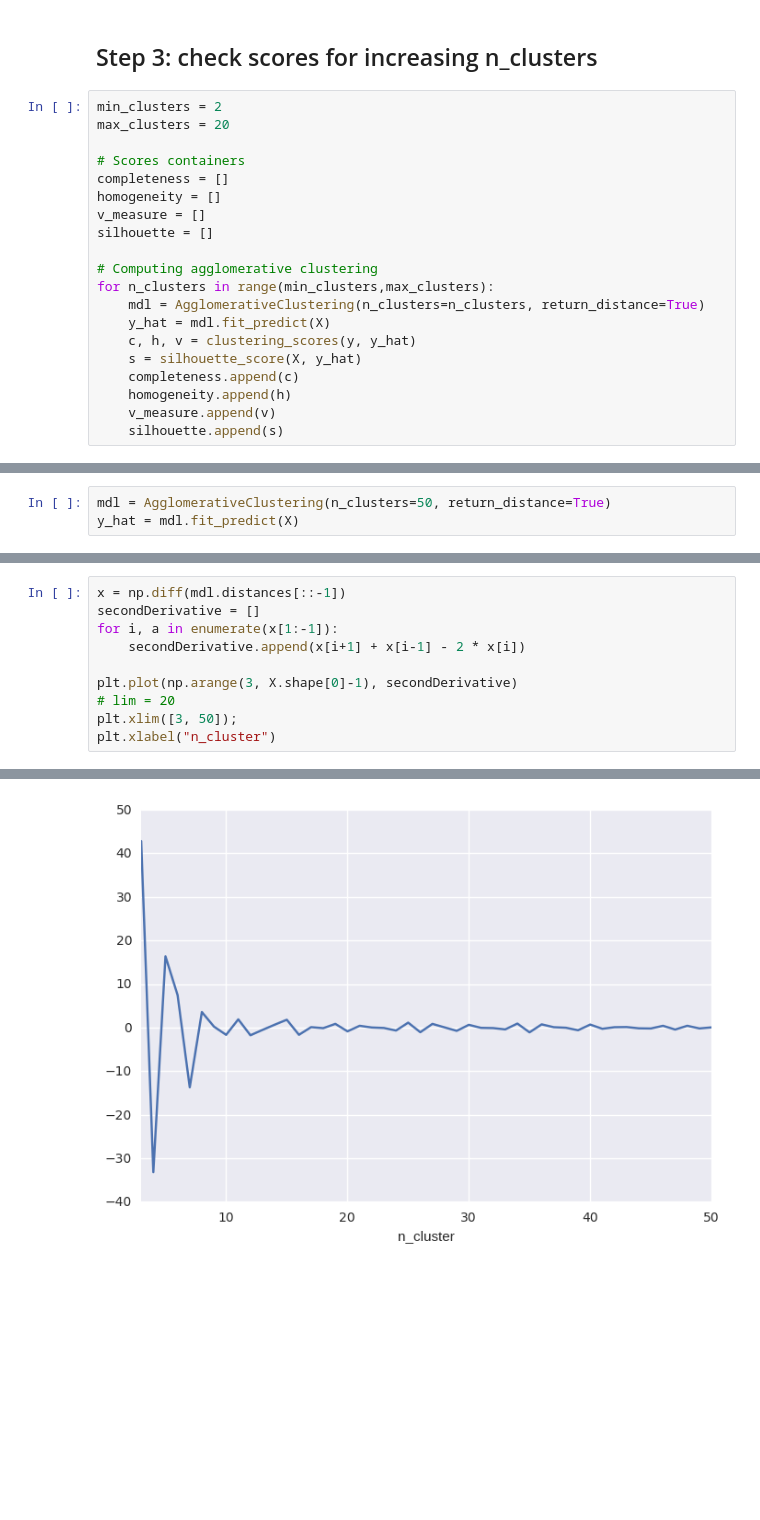
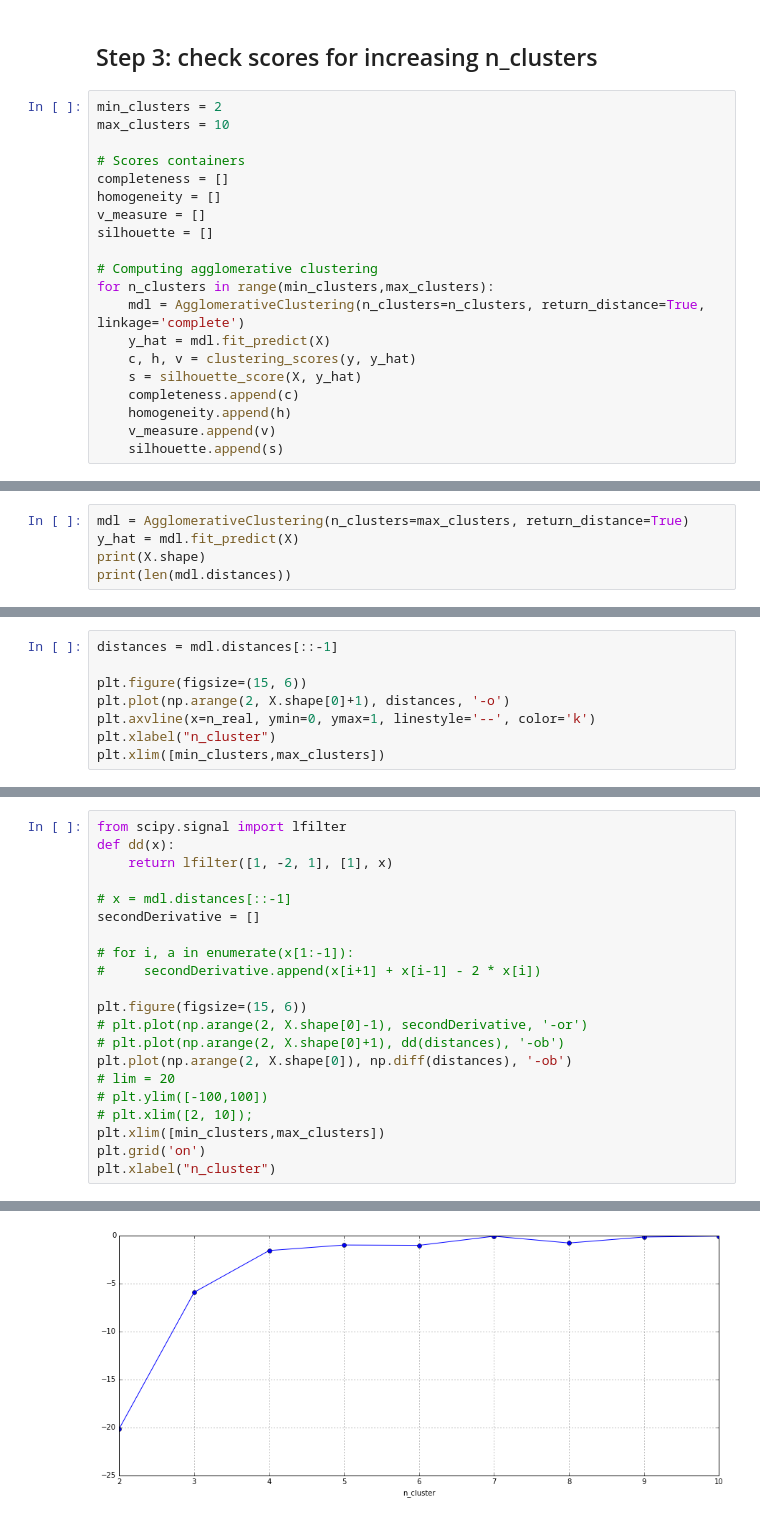
Before and after one commit to slipguru/adenine, a Jupyter notebook: adenine/examples/notebooks/agglomerative_clustering_test.ipynb, the cells around one changed output, grey strips where cells are left out. Saved outputs shown, nothing was run; the diff lists cells and outputs as text; blank space fills up the shorter version.

```diff
--- a/adenine/examples/notebooks/agglomerative_clustering_test.ipynb
+++ b/adenine/examples/notebooks/agglomerative_clustering_test.ipynb
@@ -59,7 +70,7 @@ V_measure: 0.573
 ## Step 3: check scores for increasing n_clusters
 # %%
 min_clusters = 2
-max_clusters = 20
+max_clusters = 10
 
 # Scores containers
 completeness = []
@@ -69,7 +80,7 @@ silhouette = []
 
 # Computing agglomerative clustering
 for n_clusters in range(min_clusters,max_clusters):
-    mdl = AgglomerativeClustering(n_clusters=n_clusters, return_distance=True)
+    mdl = AgglomerativeClustering(n_clusters=n_clusters, return_distance=True, linkage='complete')
     y_hat = mdl.fit_predict(X)
     c, h, v = clustering_scores(y, y_hat)
     s = silhouette_score(X, y_hat)
@@ -101,3 +114,5 @@ plt.ylabel('silhouette score');
 # %%
-mdl = AgglomerativeClustering(n_clusters=50, return_distance=True)
+mdl = AgglomerativeClustering(n_clusters=max_clusters, return_distance=True)
 y_hat = mdl.fit_predict(X)
+print(X.shape)
+print(len(mdl.distances))
@@ -132,0 +122,8 @@ plt.xlabel("n_cluster")
+# %%
+distances = mdl.distances[::-1]
+
+plt.figure(figsize=(15, 6))
+plt.plot(np.arange(2, X.shape[0]+1), distances, '-o')
+plt.axvline(x=n_real, ymin=0, ymax=1, linestyle='--', color='k')
+plt.xlabel("n_cluster")
+plt.xlim([min_clusters,max_clusters])
@@ -133,13 +133,24 @@ plt.xlabel("n_cluster")
 # %%
-x = np.diff(mdl.distances[::-1])
+from scipy.signal import lfilter
+def dd(x):
+    return lfilter([1, -2, 1], [1], x)
+
+# x = mdl.distances[::-1]
 secondDerivative = []
-for i, a in enumerate(x[1:-1]):
-    secondDerivative.append(x[i+1] + x[i-1] - 2 * x[i])
 
-plt.plot(np.arange(3, X.shape[0]-1), secondDerivative)
+# for i, a in enumerate(x[1:-1]):
+#     secondDerivative.append(x[i+1] + x[i-1] - 2 * x[i])
+
+plt.figure(figsize=(15, 6))
+# plt.plot(np.arange(2, X.shape[0]-1), secondDerivative, '-or')
+# plt.plot(np.arange(2, X.shape[0]+1), dd(distances), '-ob')
+plt.plot(np.arange(2, X.shape[0]), np.diff(distances), '-ob')
 # lim = 20
-plt.xlim([3, 50]);
+# plt.ylim([-100,100])
+# plt.xlim([2, 10]);
+plt.xlim([min_clusters,max_clusters])
+plt.grid('on')
 plt.xlabel("n_cluster")
 # %% [output]
 <matplotlib.text.Text at 0x...>
-[figure, old version]
+[figure, new version]
```
Also changed, not shown: parts of 14 cells of this notebook.
